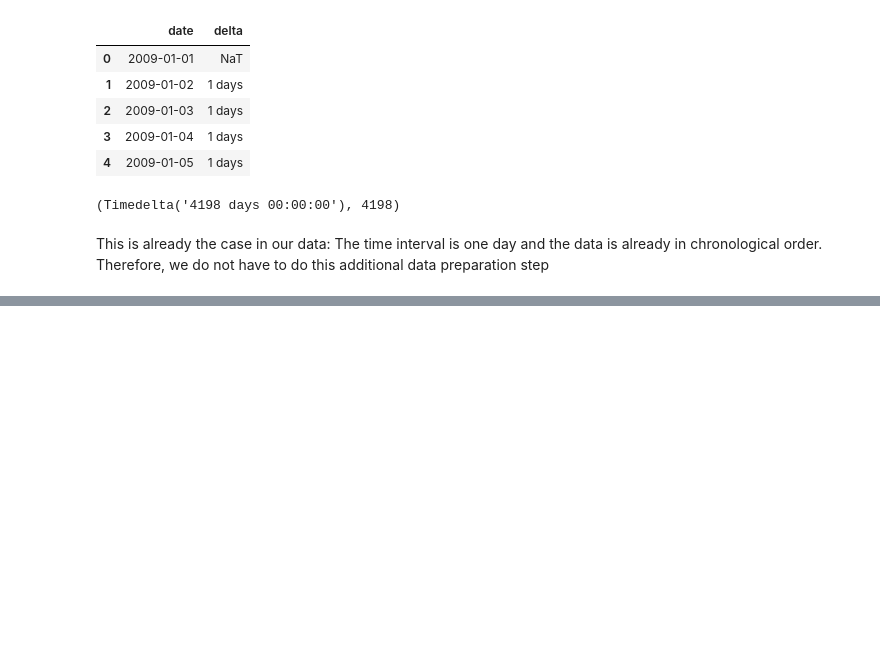
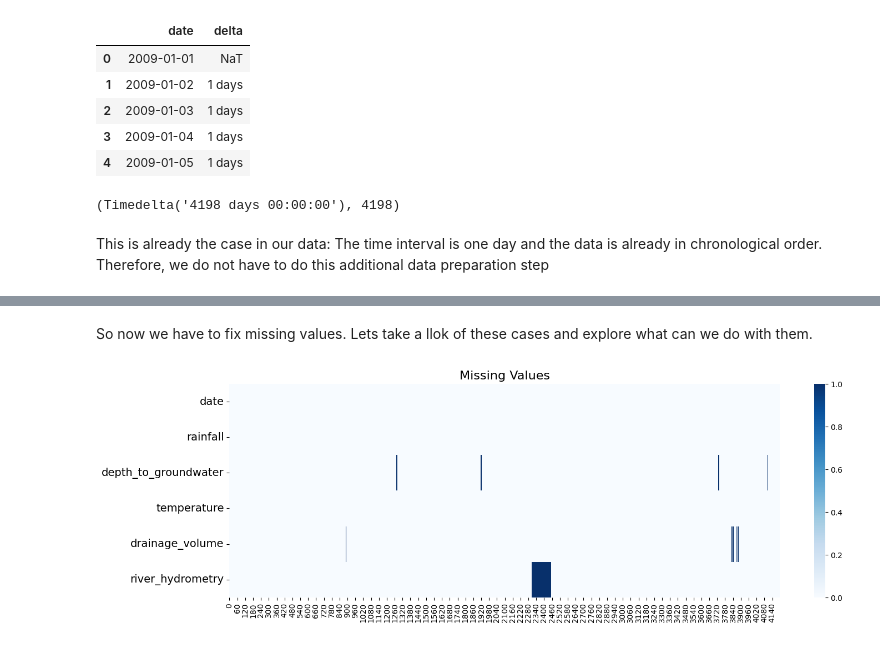
Before and after one commit to che0223/MyStudy, a Jupyter notebook: kaggle/따라치기/TimeSeries/TimeSeries_Analysis_by_ANDRESHG_따라쓰기.ipynb, the cells around one changed output, grey strips where cells are left out. Drawn from its saved outputs; the diff is of its cells as text; code cells hidden in the pictures; blank space fills up the shorter version.

```diff
--- a/kaggle/따라치기/TimeSeries/TimeSeries_Analysis_by_ANDRESHG_따라쓰기.ipynb
+++ b/kaggle/따라치기/TimeSeries/TimeSeries_Analysis_by_ANDRESHG_따라쓰기.ipynb
@@ -202,0 +256,13 @@ This is already the case in our data: The time interval is one day and the data
+# %% [markdown]
+So now we have to fix missing values. Lets take a llok of these cases and explore what can we do with them.
+# %%
+f, ax = plt.subplots(nrows = 1, ncols = 1, figsize = (16, 5))
+
+sns.heatmap(df.T.isna(), cmap='Blues')
+ax.set_title('Missing Values', fontsize=16)
+
+for tick in ax.yaxis.get_major_ticks():
+  tick.label.set_fontsize(14)
+plt.show()
+# %% [output]
+[figure, added]
```
Also changed, not shown: parts of 18 cells of this notebook.
